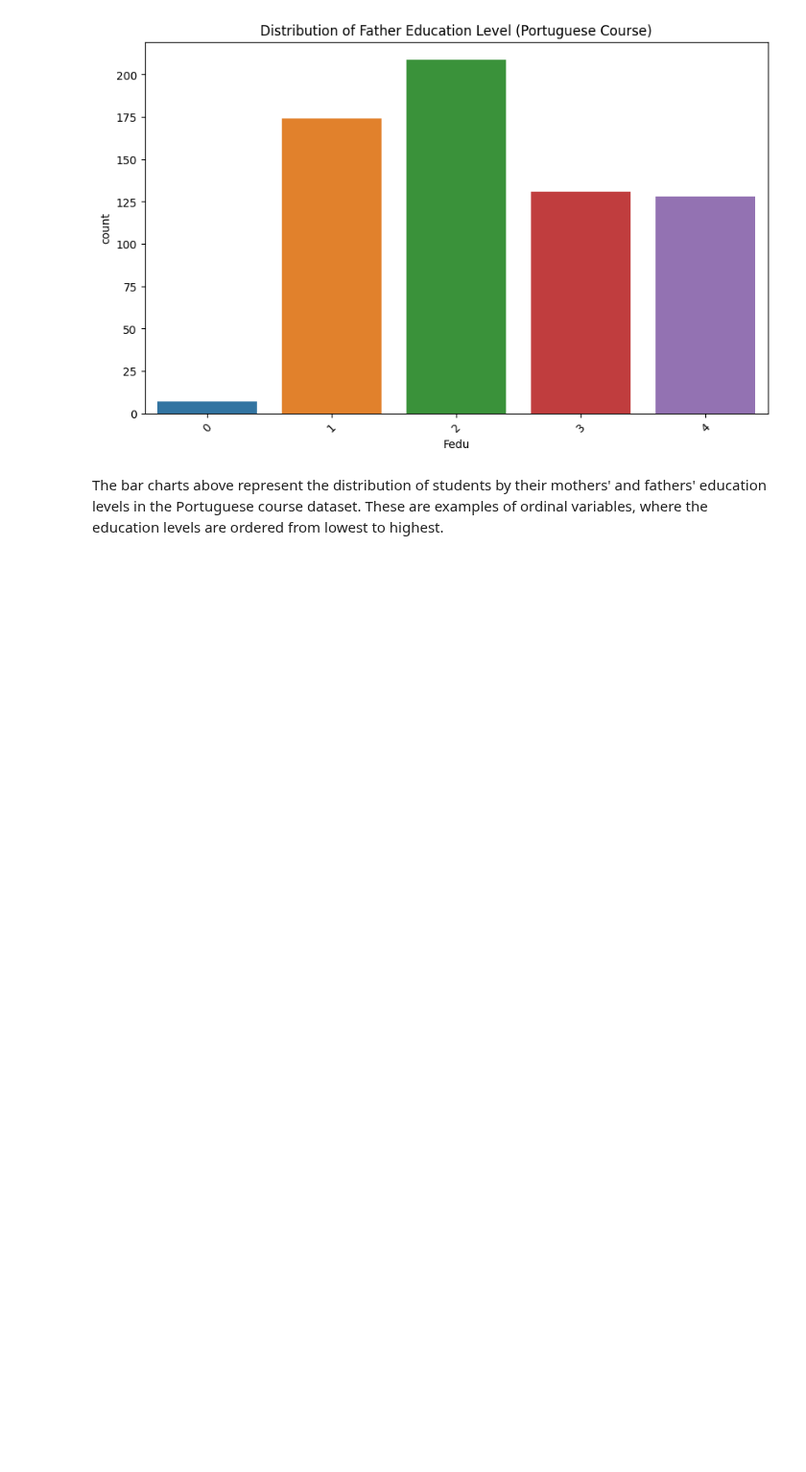
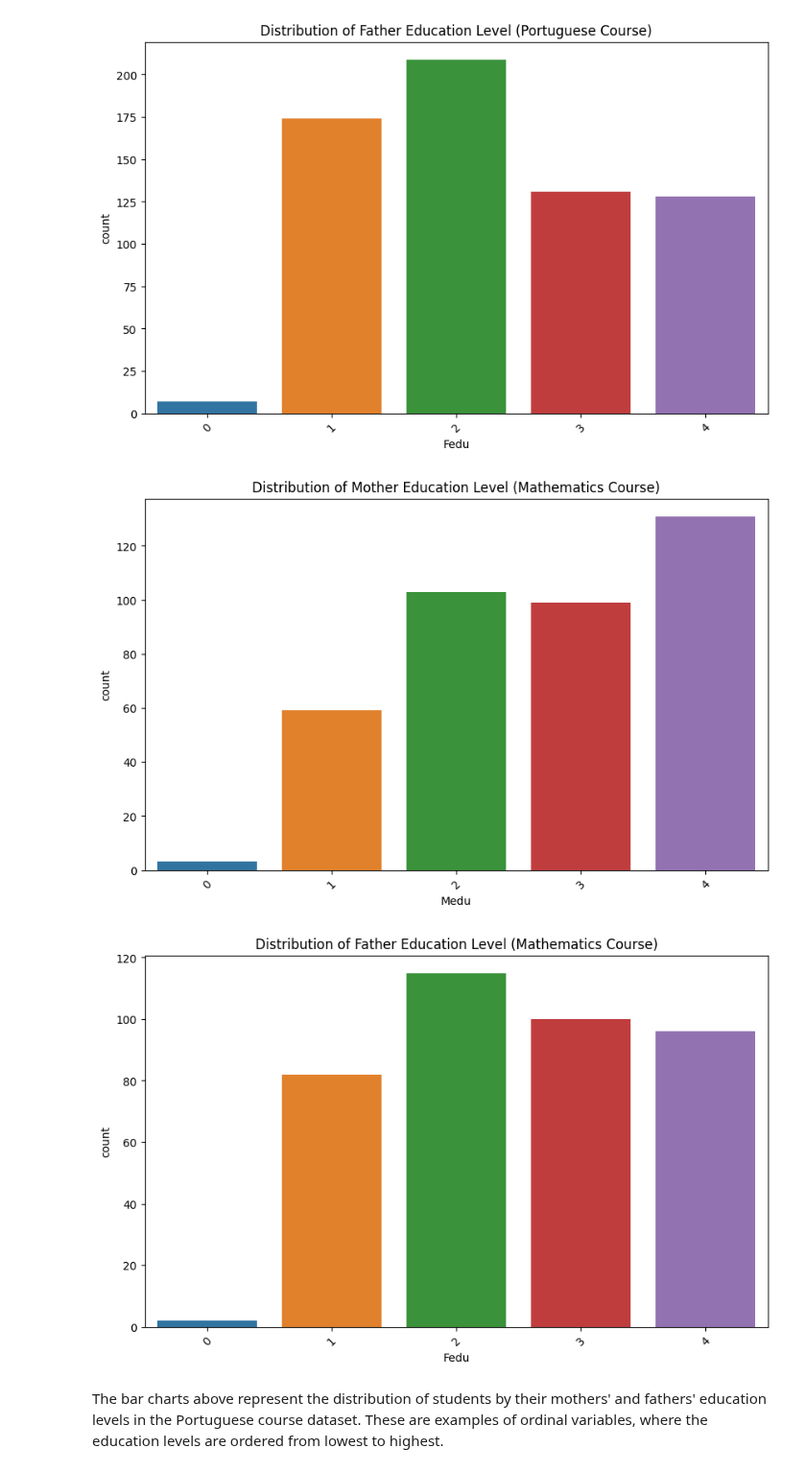
Before and after one commit to carlos-alves-one/Student-Performance-Analysis, a Jupyter notebook: Student_Performance.ipynb, the cells around one changed output. Shown at 96% size. Cells and saved outputs as stored; diff of their text form; code cells hidden in the pictures; blank space fills up the shorter version.

```diff
--- a/Student_Performance.ipynb
+++ b/Student_Performance.ipynb
@@ -642,6 +649,13 @@ plot_ordinal_data(data_por, 'Fedu', 'Distribution of Father Education Level (Por
 # %% [output]
 [figure]
 [figure]
+# %%
+# Plotting bar charts for a few ordinal variables from the Mathematics course data
+plot_ordinal_data(data_mat, 'Medu', 'Distribution of Mother Education Level (Mathematics Course)', order=education_levels)
+plot_ordinal_data(data_mat, 'Fedu', 'Distribution of Father Education Level (Mathematics Course)', order=education_levels)
+# %% [output]
+[figure, added]
+[figure, added]
 # %% [markdown]
 The bar charts above represent the distribution of students by their mothers' and fathers' education levels in the Portuguese course dataset. These are examples of ordinal variables, where the education levels are ordered from lowest to highest.
 # %%
```
Also changed, not shown: parts of 2 cells of this notebook.
